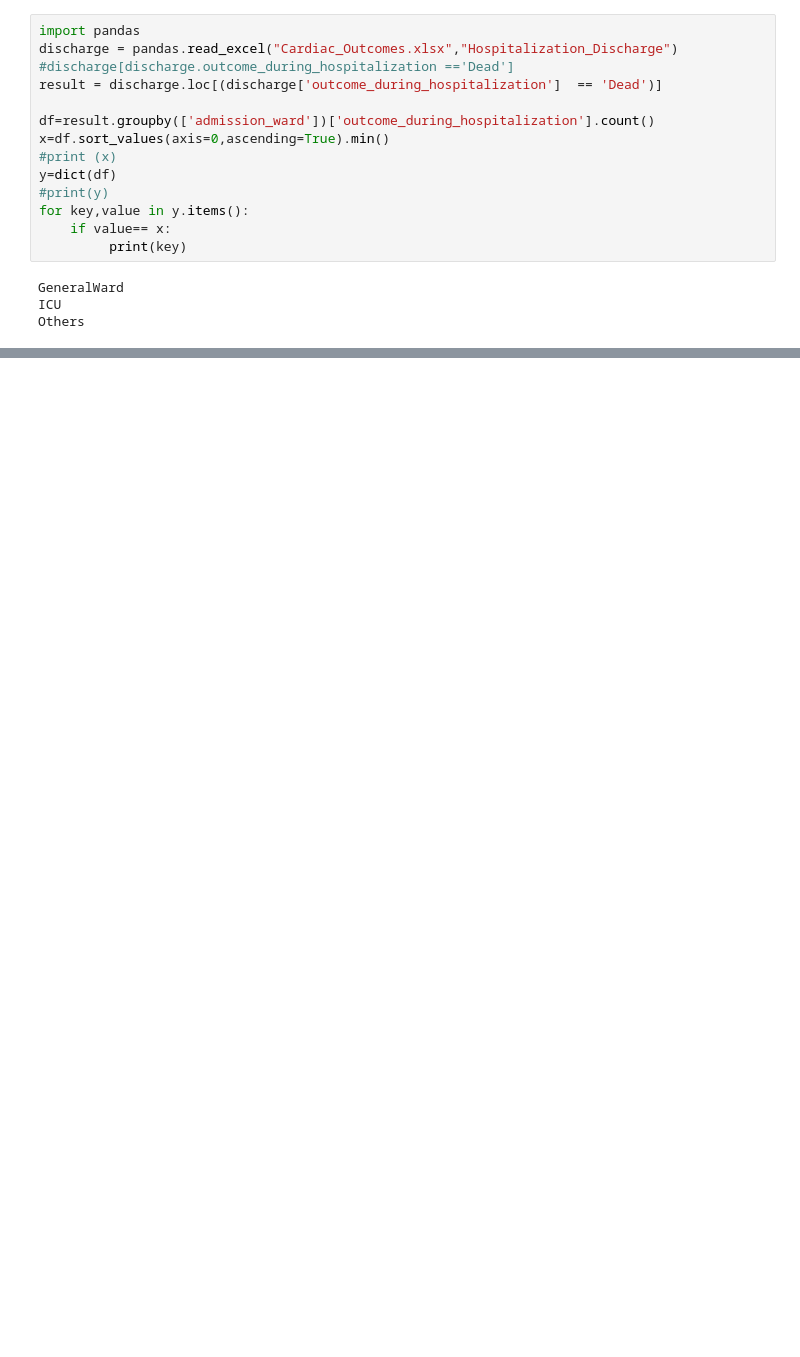
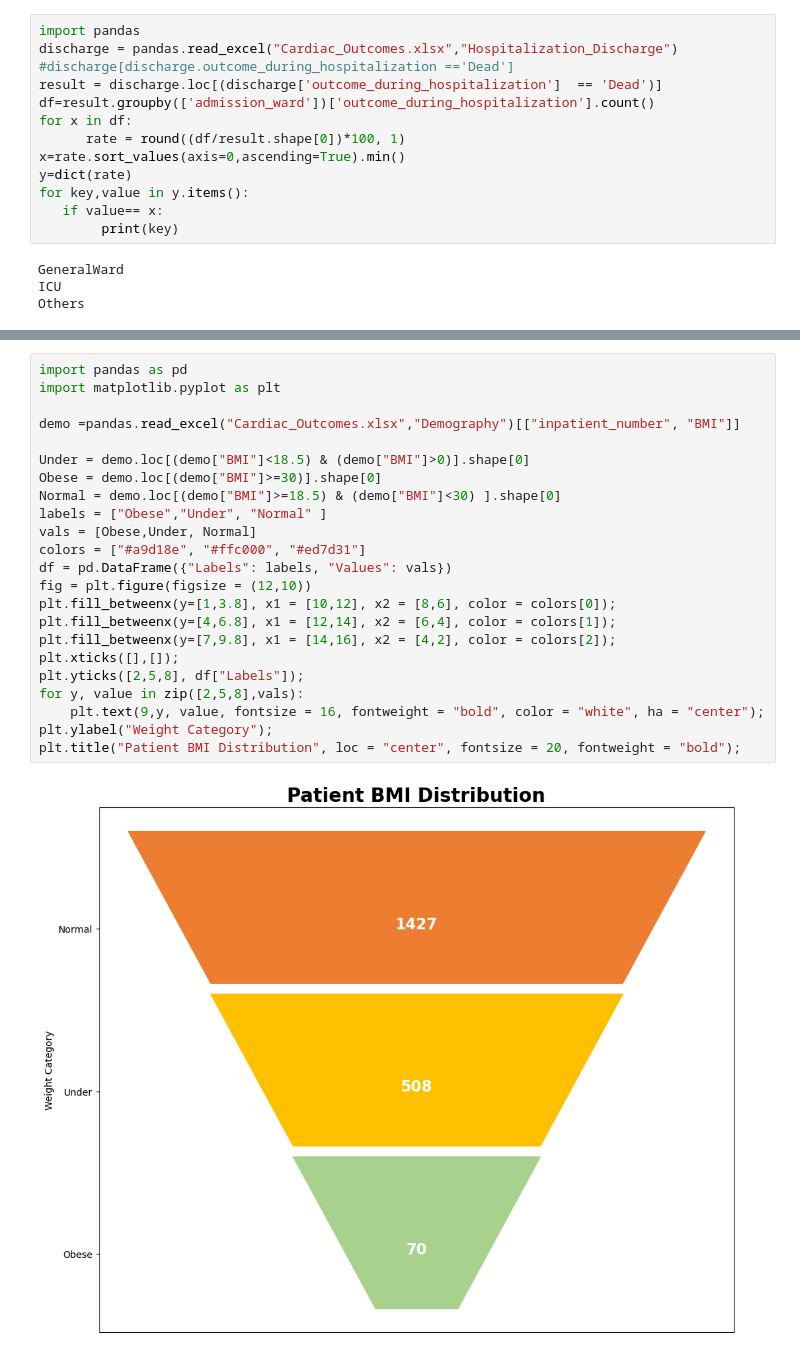
Before and after one commit to GomathiPro/Team20_DataTitans_PythonHackathon_Apr24, a Jupyter notebook: Team20_DataTitans_PythonHackathon_Apr24.ipynb, the cells around one changed output, grey strips where cells are left out. Cells and saved outputs as stored; diff of their text form; blank space fills up the shorter version.

```diff
--- a/Team20_DataTitans_PythonHackathon_Apr24.ipynb
+++ b/Team20_DataTitans_PythonHackathon_Apr24.ipynb
@@ -137,15 +153,14 @@ import pandas
 discharge = pandas.read_excel("Cardiac_Outcomes.xlsx","Hospitalization_Discharge")
 #discharge[discharge.outcome_during_hospitalization =='Dead']
 result = discharge.loc[(discharge['outcome_during_hospitalization']  == 'Dead')]
-
 df=result.groupby(['admission_ward'])['outcome_during_hospitalization'].count()
-x=df.sort_values(axis=0,ascending=True).min()
-#print (x)
-y=dict(df)
-#print(y)
+for x in df:
+      rate = round((df/result.shape[0])*100, 1)
+x=rate.sort_values(axis=0,ascending=True).min()
+y=dict(rate)
 for key,value in y.items():
-    if value== x:
-         print(key)
+   if value== x:
+        print(key)
 # %% [output]
 GeneralWard
 ICU
@@ -152,0 +229,25 @@ Others
+# %%
+import pandas as pd
+import matplotlib.pyplot as plt
+
+demo =pandas.read_excel("Cardiac_Outcomes.xlsx","Demography")[["inpatient_number", "BMI"]]
+
+Under = demo.loc[(demo["BMI"]<18.5) & (demo["BMI"]>0)].shape[0]
+Obese = demo.loc[(demo["BMI"]>=30)].shape[0]
+Normal = demo.loc[(demo["BMI"]>=18.5) & (demo["BMI"]<30) ].shape[0]
+labels = ["Obese","Under", "Normal" ]
+vals = [Obese,Under, Normal]
+colors = ["#a9d18e", "#ffc000", "#ed7d31"]
+df = pd.DataFrame({"Labels": labels, "Values": vals})
+fig = plt.figure(figsize = (12,10))
+plt.fill_betweenx(y=[1,3.8], x1 = [10,12], x2 = [8,6], color = colors[0]);
+plt.fill_betweenx(y=[4,6.8], x1 = [12,14], x2 = [6,4], color = colors[1]);
+plt.fill_betweenx(y=[7,9.8], x1 = [14,16], x2 = [4,2], color = colors[2]);
+plt.xticks([],[]);
+plt.yticks([2,5,8], df["Labels"]);
+for y, value in zip([2,5,8],vals):
+    plt.text(9,y, value, fontsize = 16, fontweight = "bold", color = "white", ha = "center");
+plt.ylabel("Weight Category");
+plt.title("Patient BMI Distribution", loc = "center", fontsize = 20, fontweight = "bold");
+# %% [output]
+[figure, added]
```
Also changed, not shown: parts of 18 cells of this notebook.
